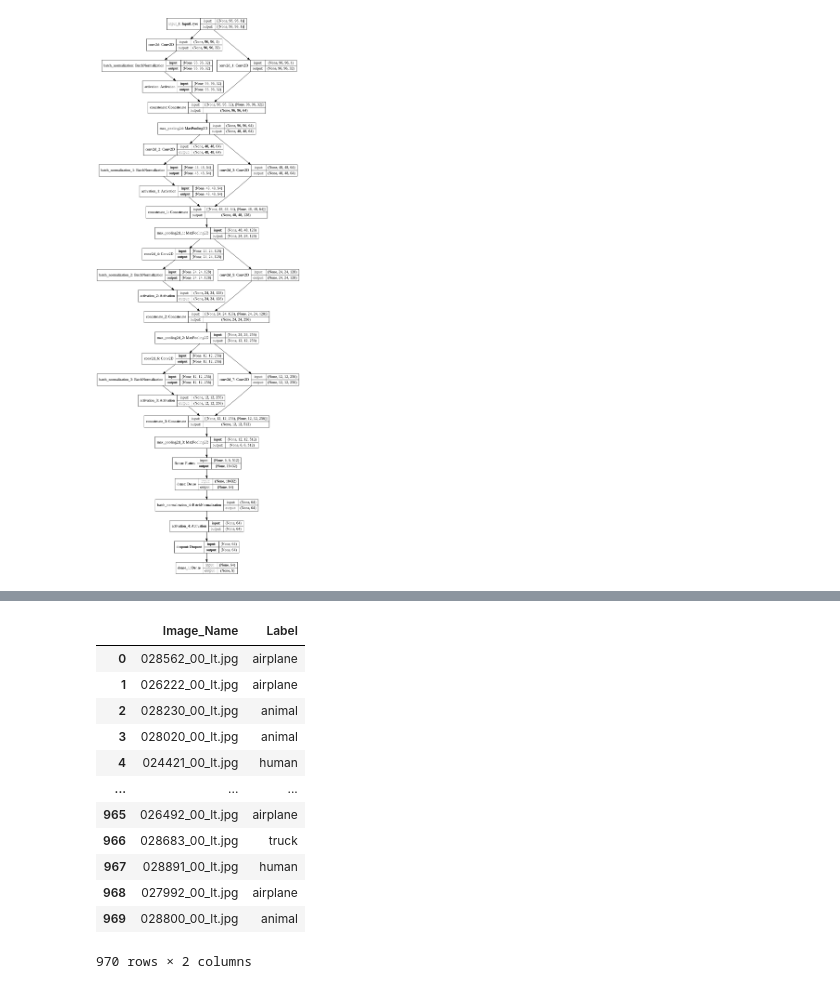
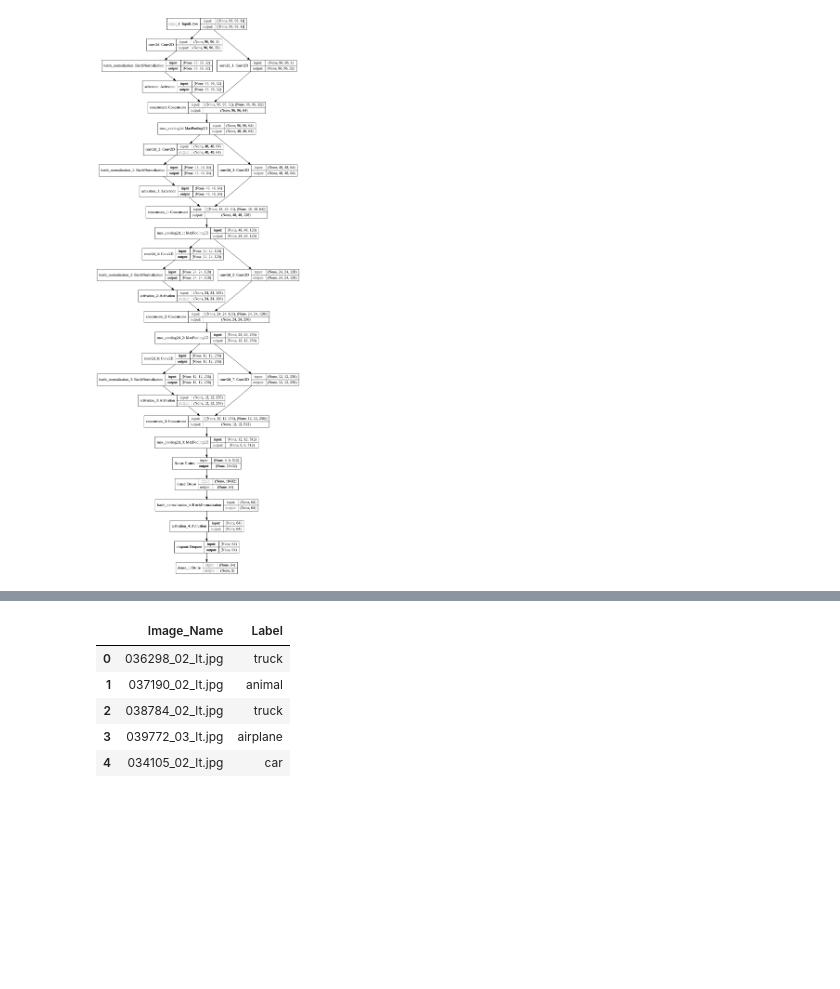
Before and after one commit to abhiyantaabhishek/test, a Jupyter notebook: test1.ipynb, the cells around one changed output, grey strips where cells are left out. Saved outputs shown, nothing was run; the diff lists cells and outputs as text; code cells hidden in the pictures; blank space fills up the shorter version.

```diff
--- a/test1.ipynb
+++ b/test1.ipynb
@@ -334,22 +339,5 @@ for i in range(10):
 # %%
 import pandas as pd
-# %%
-sample = pd.read_csv('Sample_Submission.csv')
-sample
-# %% [output]
-|  | Image_Name | Label |
-| 0 | 028562_00_lt.jpg | airplane |
-| 1 | 026222_00_lt.jpg | airplane |
-| 2 | 028230_00_lt.jpg | animal |
-| 3 | 028020_00_lt.jpg | animal |
-| 4 | 024421_00_lt.jpg | human |
-| ... | ... | ... |
-| 965 | 026492_00_lt.jpg | airplane |
-| 966 | 028683_00_lt.jpg | truck |
-| 967 | 028891_00_lt.jpg | human |
-| 968 | 027992_00_lt.jpg | airplane |
-| 969 | 028800_00_lt.jpg | animal |
-970 rows × 2 columns
 # %%
 data = []
 for i,path in enumerate(test_images_path):
@@ -357,4 +344,13 @@ for i,path in enumerate(test_images_path):
   data.append([path.split(os.sep)[-1],lb.classes_[prediction[i].argmax()]])
 # %%
-pd = pd.DataFrame(data=data,columns=['Image_Name','Label'])
+df = pd.DataFrame(data=data,columns=['Image_Name','Label'])
+# %%
+df.head()
+# %% [output]
+|  | Image_Name | Label |
+| 0 | 036298_02_lt.jpg | truck |
+| 1 | 037190_02_lt.jpg | animal |
+| 2 | 038784_02_lt.jpg | truck |
+| 3 | 039772_03_lt.jpg | airplane |
+| 4 | 034105_02_lt.jpg | car |
 # %%
```
Also changed, not shown: parts of 16 cells of this notebook.
